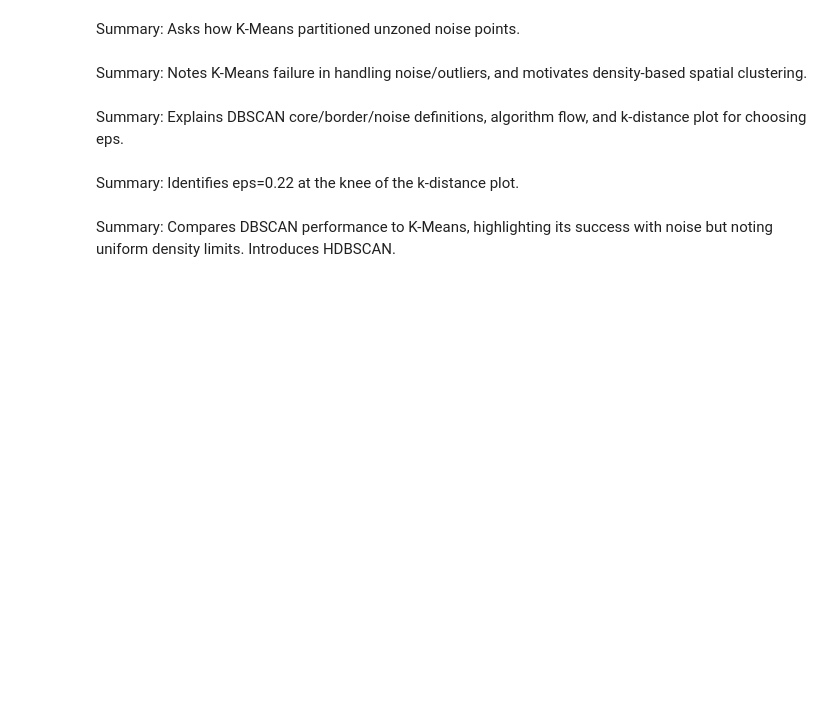
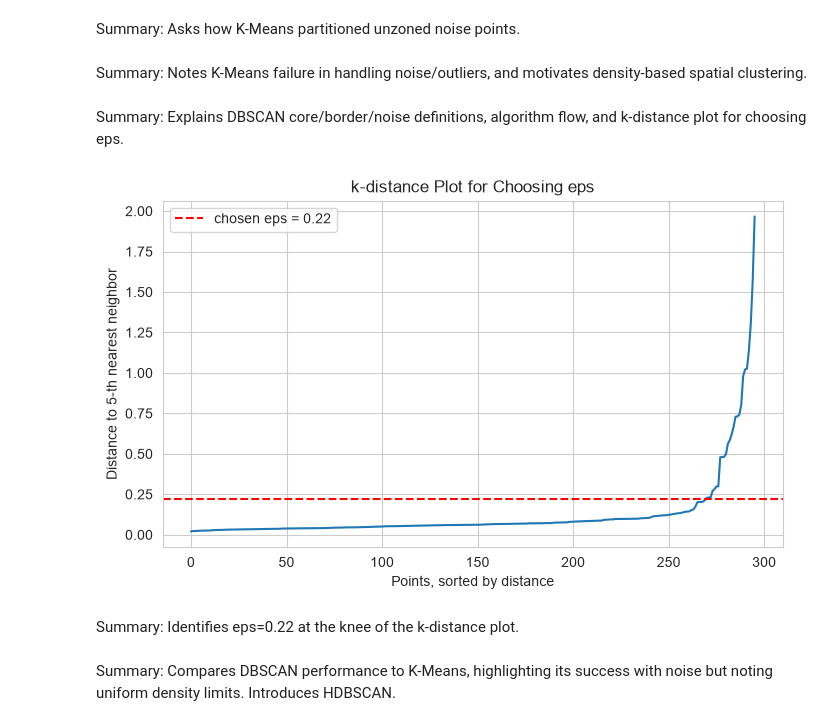
Before and after one commit to cda79/461-lab01-introduction, a Jupyter notebook: LabTask05/lab05-new.ipynb, the cells around one changed output. Saved outputs shown, nothing was run; the diff lists cells and outputs as text; code cells hidden in the pictures; blank space fills up the shorter version.

```diff
--- a/LabTask05/lab05-new.ipynb
+++ b/LabTask05/lab05-new.ipynb
@@ -320,11 +320,28 @@ Summary: Notes K-Means failure in handling noise/outliers, and motivates density
 # %% [markdown]
 Summary: Explains DBSCAN core/border/noise definitions, algorithm flow, and k-distance plot for choosing eps.
 # %%
+# min_samples = 5
 min_samples = 5
-neighbors_model = fit NearestNeighbors with 5 neighbors on geo_scaled
-calculate distances of each point to its 5th nearest neighbor
-k_distances = sort distances in ascending order
-plot sorted k_distances, draw a horizontal line at chosen eps=0.22, and show plot
+
+# neighbors_model = fit NearestNeighbors with 5 neighbors on geo_scaled
+neighbors_model = NearestNeighbors(n_neighbors=min_samples)
+neighbors_model.fit(geo_scaled)
+# calculate distances of each point to its 5th nearest neighbor
+distances, _ = neighbors_model.kneighbors(geo_scaled)
+
+# k_distances = sort distances in ascending order
+k_distances = np.sort_complex(distances[:,-1])
+
+# plot sorted k_distances, draw a horizontal line at chosen eps=0.22, and show plotfig, ax = plt.subplots(figsize=(8,4.5))
+ax.plot(k_distances)
+ax.axhline(0.22, color="red", linestyle="--", label="chosen eps = 0.22")
+ax.set_xlabel("Points, sorted by distance")
+ax.set_ylabel(f"Distance to {min_samples}-th nearest neighbor")
+ax.set_title("k-distance Plot for Choosing eps")
+ax.legend()
+plt.show()
+# %% [output]
+[figure, added]
 # %% [markdown]
 Summary: Identifies eps=0.22 at the knee of the k-distance plot.
 # %%
```
Also changed, not shown: parts of 2 cells of this notebook.
